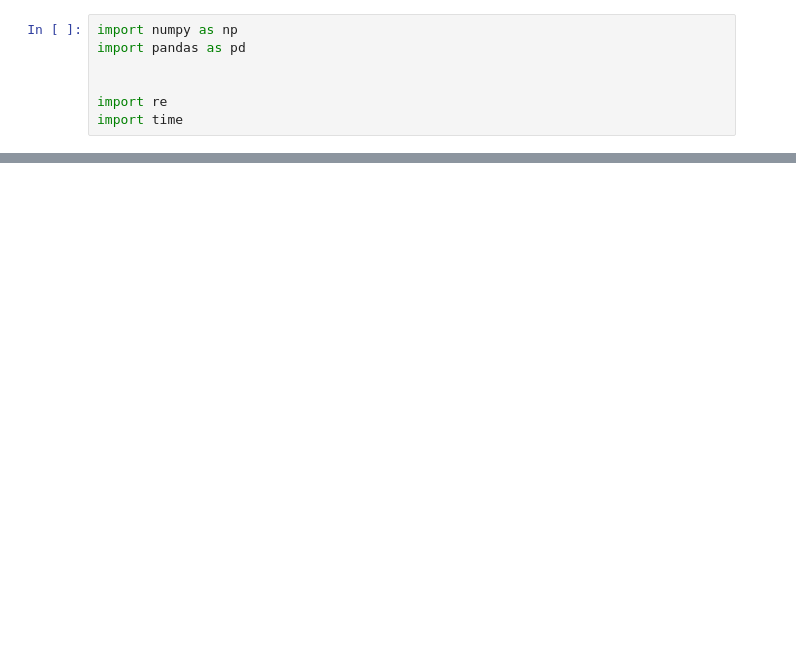
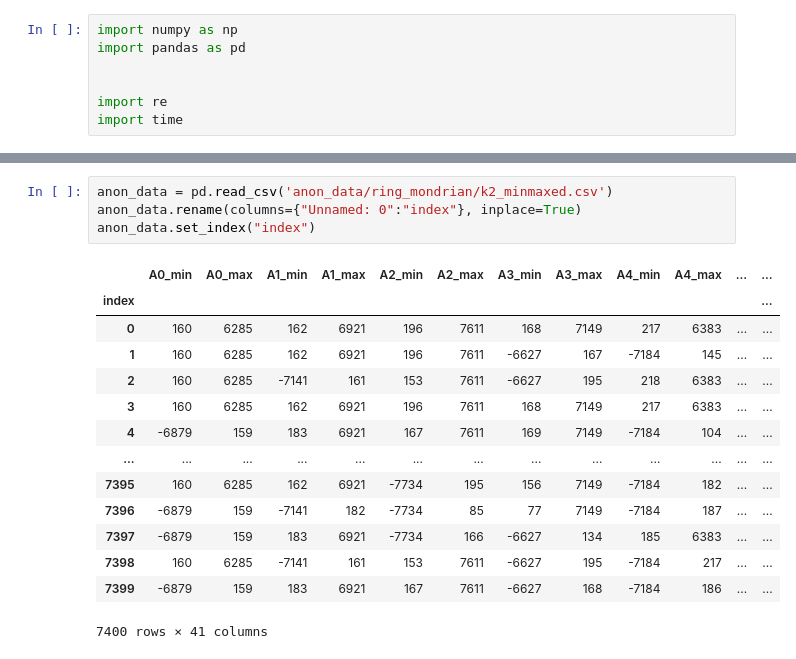
Before and after one commit to Deeep12345/Entropy_utility_measure, a Jupyter notebook: code/entropy.ipynb, the cells around one changed output, grey strips where cells are left out. Cells and saved outputs as stored; diff of their text form; blank space fills up the shorter version.

```diff
--- a/code/entropy.ipynb
+++ b/code/entropy.ipynb
@@ -122,0 +27,19 @@ KeyboardInterrupt:
+# %%
+anon_data = pd.read_csv('anon_data/ring_mondrian/k2_minmaxed.csv')
+anon_data.rename(columns={"Unnamed: 0":"index"}, inplace=True)
+anon_data.set_index("index")
+# %% [output]
+|  | A0_min | A0_max | A1_min | A1_max | A2_min | A2_max | A3_min | A3_max | A4_min | A4_max | ... | ... |
+| index |  |  |  |  |  |  |  |  |  |  |  | ... |
+| 0 | 160 | 6285 | 162 | 6921 | 196 | 7611 | 168 | 7149 | 217 | 6383 | ... | ... |
+| 1 | 160 | 6285 | 162 | 6921 | 196 | 7611 | -6627 | 167 | -7184 | 145 | ... | ... |
+| 2 | 160 | 6285 | -7141 | 161 | 153 | 7611 | -6627 | 195 | 218 | 6383 | ... | ... |
+| 3 | 160 | 6285 | 162 | 6921 | 196 | 7611 | 168 | 7149 | 217 | 6383 | ... | ... |
+| 4 | -6879 | 159 | 183 | 6921 | 167 | 7611 | 169 | 7149 | -7184 | 104 | ... | ... |
+| ... | ... | ... | ... | ... | ... | ... | ... | ... | ... | ... | ... | ... |
+| 7395 | 160 | 6285 | 162 | 6921 | -7734 | 195 | 156 | 7149 | -7184 | 182 | ... | ... |
+| 7396 | -6879 | 159 | -7141 | 182 | -7734 | 85 | 77 | 7149 | -7184 | 187 | ... | ... |
+| 7397 | -6879 | 159 | 183 | 6921 | -7734 | 166 | -6627 | 134 | 185 | 6383 | ... | ... |
+| 7398 | 160 | 6285 | -7141 | 161 | 153 | 7611 | -6627 | 195 | -7184 | 217 | ... | ... |
+| 7399 | -6879 | 159 | 183 | 6921 | 167 | 7611 | -6627 | 168 | -7184 | 186 | ... | ... |
+7400 rows × 41 columns
```
Also changed, not shown: parts of 12 cells of this notebook, 14 other files.
